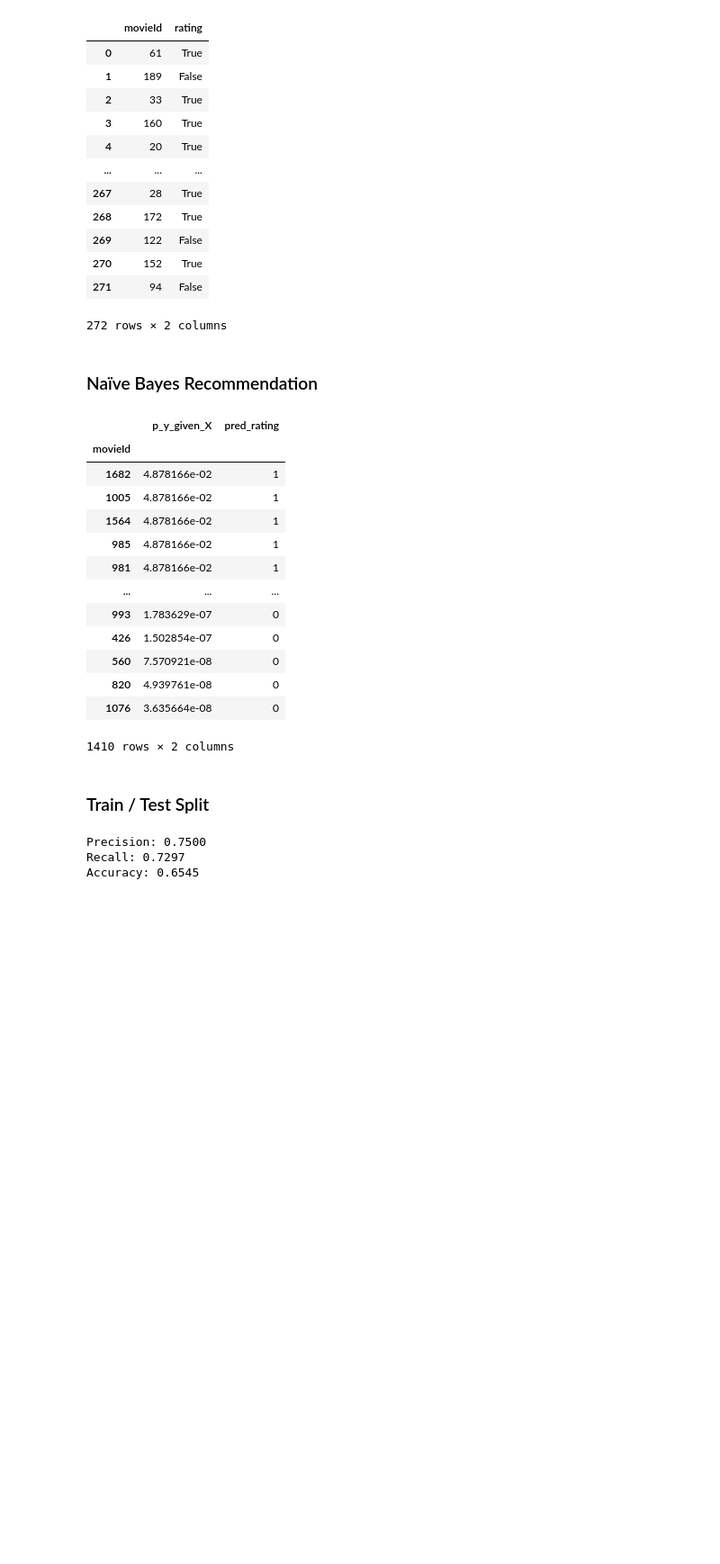
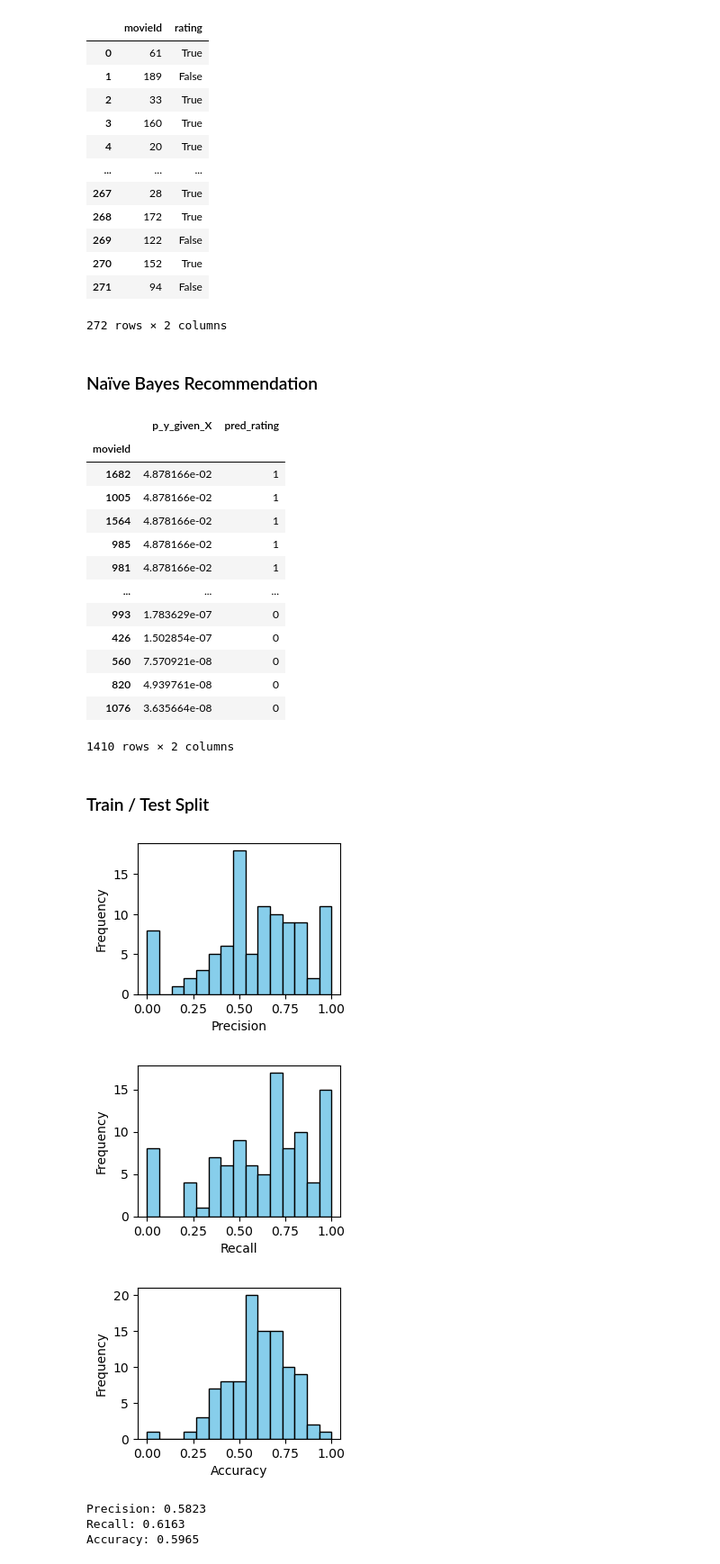
Before and after one commit to christatsao/cse150a-rl-agent, a Jupyter notebook: milestone4.ipynb, the cells around one changed output. Shown: that part at 90% size. Saved outputs shown, nothing was run; the diff lists cells and outputs as text; code cells hidden in the pictures; blank space fills up the shorter version.

Commit message:
adding graphs and plots and new analysis

```diff
--- a/milestone4.ipynb
+++ b/milestone4.ipynb
@@ -78,9 +78,12 @@ user_rating_cleaned
 ### Naïve Bayes Recommendation
 # %%
 movies_final = movies.drop(['title', 'release_date', 'video_release_date', 'IMDb_URL'], axis = 1).set_index('movieId')
-user_rating = ratings[ratings['userId'] == 1]
-user_rating_cleaned = user_rating.reset_index()[['movieId', 'rating']]
-user_rating_cleaned['rating'] = user_rating_cleaned['rating'].isin([4,5])
+def user_df(userID):
+  user_rating = ratings[ratings['userId'] == userID]
+  user_rating_cleaned = user_rating.reset_index()[['movieId', 'rating']]
+  user_rating_cleaned['rating'] = user_rating_cleaned['rating'].isin([4,5])
+  return user_rating_cleaned
+user_rating_cleaned = user_df(1)
 user_rating_cleaned
 
 
@@ -131,26 +134,56 @@ naive_bayes(movies_final, user_rating_cleaned)  # Randomly select 20% of the Dat
 ### Train / Test Split
 # %%
 import pandas as pd
+import numpy as np
+import matplotlib.pyplot as plt
+
 from sklearn.model_selection import train_test_split
 from sklearn.metrics import precision_score, recall_score, accuracy_score
 
-train_data, test_data = train_test_split(user_rating_cleaned, test_size=0.2)
-train_predictions = naive_bayes(movies_final, train_data)
-test_data_with_predictions = pd.merge(train_predictions, test_data, left_index = True, right_on = 'movieId')
-test_data_with_predictions
+users = np.random.randint(930, size=100)
+results_matrix = []
+for user in users:
+  user_rating_cleaned = user_df(user)
+  train_data, test_data = train_test_split(user_rating_cleaned, test_size=0.2)
+  train_predictions = naive_bayes(movies_final, train_data)
+  test_data_with_predictions = pd.merge(train_predictions, test_data, left_index = True, right_on = 'movieId')
+  test_data_with_predictions
 
-y_true = test_data_with_predictions['rating']
-y_pred = test_data_with_predictions['pred_rating']
+  y_true = test_data_with_predictions['rating']
+  y_pred = test_data_with_predictions['pred_rating']
+  precision = precision_score(y_true, y_pred)
+  recall = recall_score(y_true, y_pred)
+  accuracy = accuracy_score(y_true, y_pred)
+  result = [precision, recall, accuracy]
+  results_matrix.append(result)
+results_matrix = np.array(results_matrix)
 
-precision = precision_score(y_true, y_pred)
-recall = recall_score(y_true, y_pred)
-accuracy = accuracy_score(y_true, y_pred)
-
-# Print the results
-print(f"Precision: {precision:.4f}")
-print(f"Recall: {recall:.4f}")
-print(f"Accuracy: {accuracy:.4f}")
+fig = plt.figure()
+plt.subplot(2, 2, 1)
+plt.hist(results_matrix[:, 0], bins = 15, color = 'skyblue', edgecolor='black')
+plt.xlabel('Precision')
+plt.ylabel('Frequency')
+plt.locator_params(axis='y', integer = 'True')
+plt.show()
+plt.subplot(2, 2, 2)
+plt.hist(results_matrix[:, 1], bins = 15, color = 'skyblue', edgecolor='black')
+plt.xlabel('Recall')
+plt.ylabel('Frequency')
+plt.locator_params(axis='y', integer = 'True')
+plt.show()
+plt.subplot(2, 2, 3)
+plt.hist(results_matrix[:, 2], bins = 15, color = 'skyblue', edgecolor='black')
+plt.xlabel('Accuracy')
+plt.ylabel('Frequency')
+plt.locator_params(axis='y', integer = 'True')
+plt.show()
+print(f"Precision: {results_matrix[:, 0].mean():.4f}")
+print(f"Recall: {results_matrix[:, 1].mean():.4f}")
+print(f"Accuracy: {results_matrix[:, 2].mean():.4f}")
 # %% [output]
+[figure, added]
+[figure, added]
+[figure, added]
-Precision: 0.7500
-Recall: 0.7297
-Accuracy: 0.6545
+Precision: 0.5823
+Recall: 0.6163
+Accuracy: 0.5965
```
Also changed, not shown: 5 other files.
